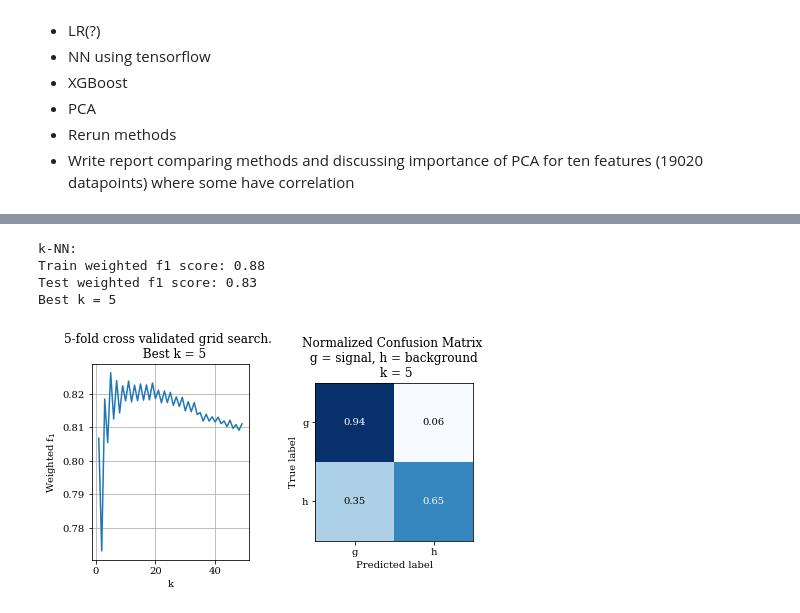
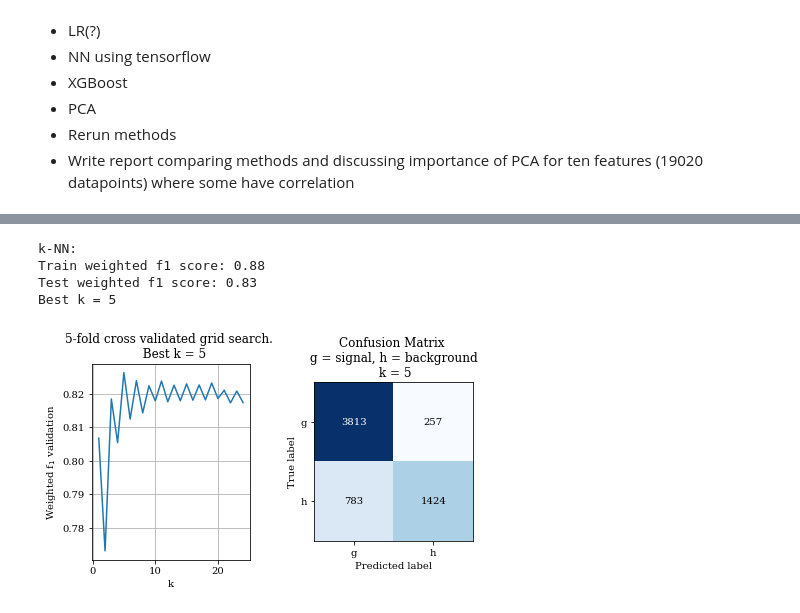
Before and after one commit to liseanh/FYS-STK4155-project3, a Jupyter notebook: Exploring data.ipynb, the cells around one changed output, grey strips where cells are left out. Drawn from its saved outputs; the diff is of its cells as text; code cells hidden in the pictures.

Commit message:
plot stuff

```diff
--- a/Exploring data.ipynb
+++ b/Exploring data.ipynb
@@ -99,7 +97,7 @@ plt.show()
 # %%
 knn_base = sklne.KNeighborsClassifier()
 
-hyperparams_knn = {"n_neighbors": np.arange(1, 50)}
+hyperparams_knn = {"n_neighbors": np.arange(1, 25)}
 # As we saw in the earlier plot, we have an imbalanced dataset. Therefore we use the F1 score instead of accuracy
 grid_search_knn = sklms.GridSearchCV(
     knn_base,
@@ -144,35 +136,35 @@ sklplt.metrics.plot_confusion_matrix(
     y_pred_test,
     ax=ax[1],
     hide_counts=False,
-    normalize=True,
-    title=f"Normalized Confusion Matrix "
+    normalize=False,
+    title=f"Confusion Matrix "
     + f"\n g = signal, h = background "
     + f"\n k = {grid_search_knn.best_params_['n_neighbors']}",
 )
 # Scikit-plot doesn't let you disable colorbar, removing it manually
 im = ax[1].images
 cb = im[-1].colorbar
 cb.remove()
 ax[1].set_ylim([1.5, -0.5])
 ax[1].set_xlim([-0.5, 1.5])
 ax[0].plot(
     hyperparams_knn["n_neighbors"], grid_search_knn.cv_results_["mean_test_score"]
 )
 ax[0].set_xlabel("k")
-ax[0].set_ylabel(r"Weighted f$_1$")
+ax[0].set_ylabel(r"Weighted f$_1$ validation")
 ax[0].grid()
 ax[0].set_title(
     f"5-fold cross validated grid search. \n  Best k = {grid_search_knn.best_params_['n_neighbors']}"
 )
 # fig.suptitle(fr"k Nearest Neighbors.")
 
 fig.tight_layout()  # (rect=[0, 0.03, 1, 0.95])
 fig.savefig("kNN_cv_results.pdf", dpi=1000)
 plt.show()
 # %% [output]
 k-NN:
 Train weighted f1 score: 0.88
 Test weighted f1 score: 0.83
 Best k = 5
-[figure, old version]
+[figure, new version]
 [interactive output not drawn]
```
Also changed, not shown: parts of 3 cells of this notebook, 1 other file.
